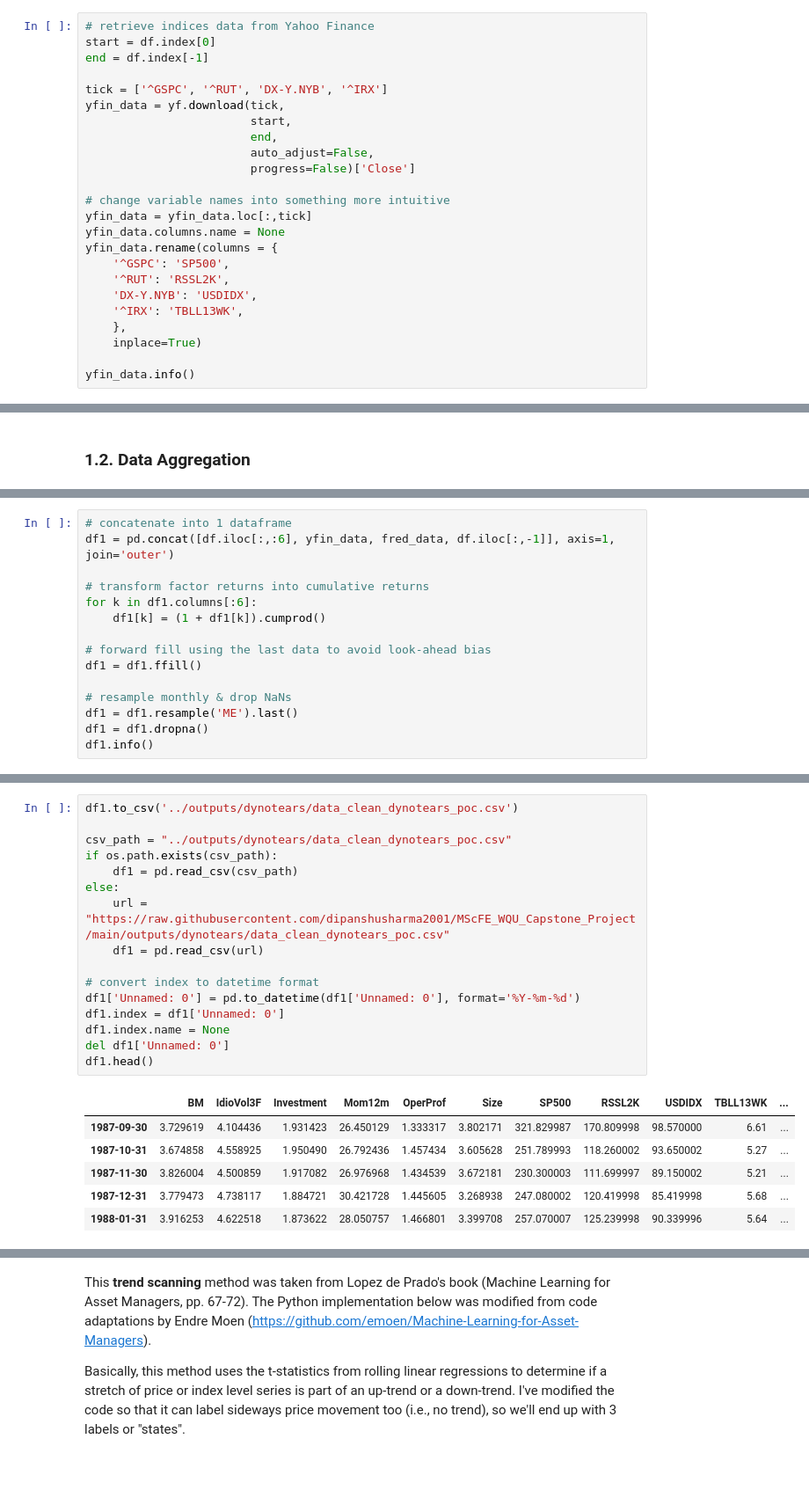
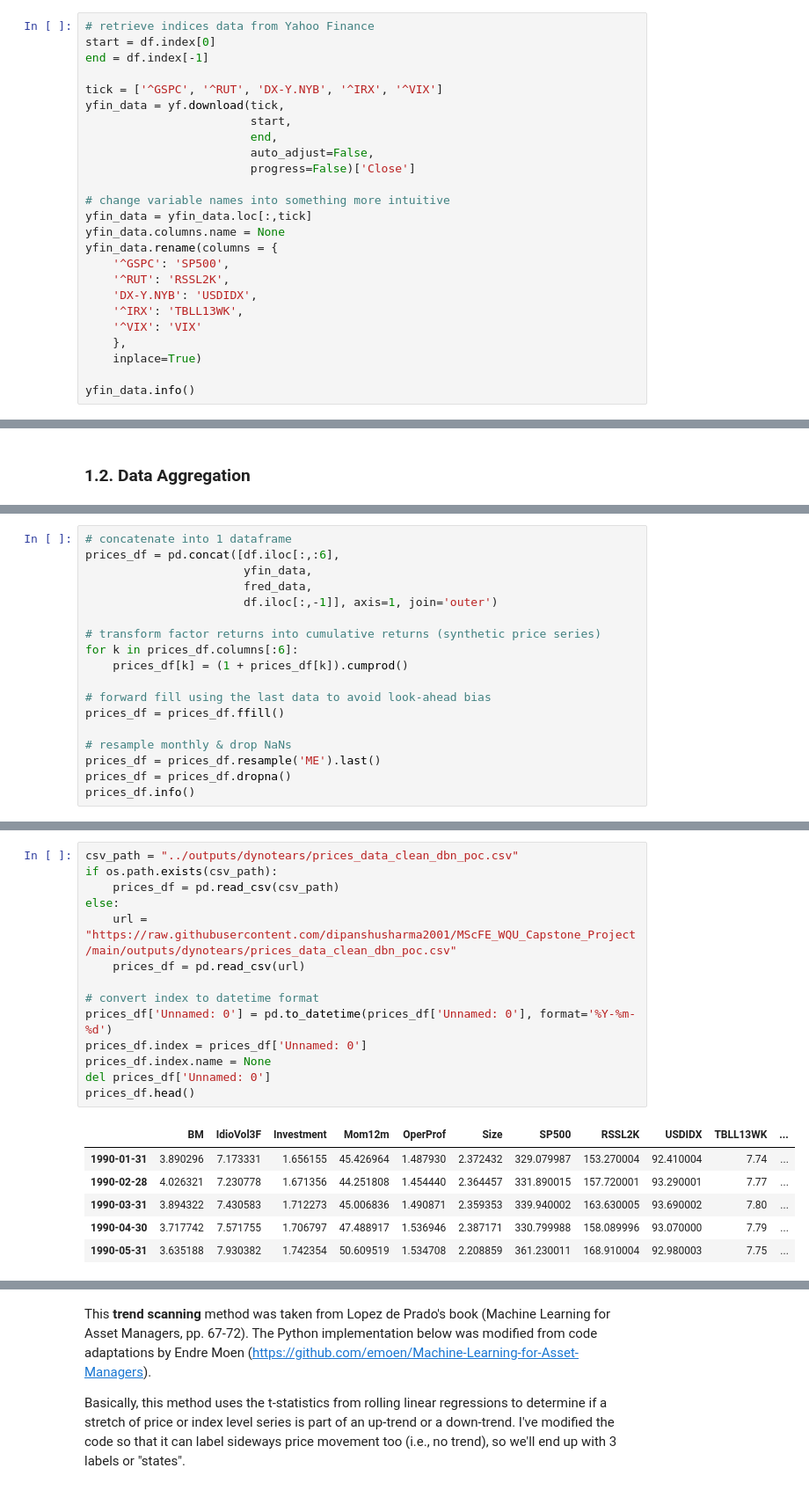
Before and after one commit to dipanshusharma2001/MScFE_WQU_Capstone_Project, a Jupyter notebook: notebooks/02_DYNOTEARS_PoC.ipynb, the cells around one changed output, grey strips where cells are left out. Shown at 88% size. Drawn from its saved outputs; the diff is of its cells as text.

```diff
--- a/notebooks/02_DYNOTEARS_PoC.ipynb
+++ b/notebooks/02_DYNOTEARS_PoC.ipynb
@@ -108,7 +106,7 @@ memory usage: 78.6 KB
 start = df.index[0]
 end = df.index[-1]
 
-tick = ['^GSPC', '^RUT', 'DX-Y.NYB', '^IRX']
+tick = ['^GSPC', '^RUT', 'DX-Y.NYB', '^IRX', '^VIX']
 yfin_data = yf.download(tick,
                         start,
                         end,
@@ -123,6 +121,7 @@ yfin_data.rename(columns = {
     '^RUT': 'RSSL2K',
     'DX-Y.NYB': 'USDIDX',
     '^IRX': 'TBLL13WK',
+    '^VIX': 'VIX'
     },
     inplace=True)
 
@@ -180,17 +184,20 @@ memory usage: 13.1 KB
 # %%
 # concatenate into 1 dataframe
-df1 = pd.concat([df.iloc[:,:6], yfin_data, fred_data, df.iloc[:,-1]], axis=1, join='outer')
+prices_df = pd.concat([df.iloc[:,:6],
+                       yfin_data,
+                       fred_data,
+                       df.iloc[:,-1]], axis=1, join='outer')
 
-# transform factor returns into cumulative returns
-for k in df1.columns[:6]:
-    df1[k] = (1 + df1[k]).cumprod()
+# transform factor returns into cumulative returns (synthetic price series)
+for k in prices_df.columns[:6]:
+    prices_df[k] = (1 + prices_df[k]).cumprod()
 
 # forward fill using the last data to avoid look-ahead bias
-df1 = df1.ffill()
+prices_df = prices_df.ffill()
 
 # resample monthly & drop NaNs
-df1 = df1.resample('ME').last()
-df1 = df1.dropna()
-df1.info()
+prices_df = prices_df.resample('ME').last()
+prices_df = prices_df.dropna()
+prices_df.info()
 # %% [output]
 <class 'pandas.core.frame.DataFrame'>
@@ -228,23 +237,21 @@ plt.show()
 # %%
-df1.to_csv('../outputs/dynotears/data_clean_dynotears_poc.csv')
-
-csv_path = "../outputs/dynotears/data_clean_dynotears_poc.csv"
+csv_path = "../outputs/dynotears/prices_data_clean_dbn_poc.csv"
 if os.path.exists(csv_path):
-    df1 = pd.read_csv(csv_path)
+    prices_df = pd.read_csv(csv_path)
 else:
-    url = "https://raw.githubusercontent.com/dipanshusharma2001/MScFE_WQU_Capstone_Project/main/outputs/dynotears/data_clean_dynotears_poc.csv"
-    df1 = pd.read_csv(url)
+    url = "https://raw.githubusercontent.com/dipanshusharma2001/MScFE_WQU_Capstone_Project/main/outputs/dynotears/prices_data_clean_dbn_poc.csv"
+    prices_df = pd.read_csv(url)
 
 # convert index to datetime format
-df1['Unnamed: 0'] = pd.to_datetime(df1['Unnamed: 0'], format='%Y-%m-%d')
-df1.index = df1['Unnamed: 0']
-df1.index.name = None
-del df1['Unnamed: 0']
-df1.head()
+prices_df['Unnamed: 0'] = pd.to_datetime(prices_df['Unnamed: 0'], format='%Y-%m-%d')
+prices_df.index = prices_df['Unnamed: 0']
+prices_df.index.name = None
+del prices_df['Unnamed: 0']
+prices_df.head()
 # %% [output]
 |  | BM | IdioVol3F | Investment | Mom12m | OperProf | Size | SP500 | RSSL2K | USDIDX | TBLL13WK | ... |
-| 1987-09-30 | 3.729619 | 4.104436 | 1.931423 | 26.450129 | 1.333317 | 3.802171 | 321.829987 | 170.809998 | 98.570000 | 6.61 | ... |
-| 1987-10-31 | 3.674858 | 4.558925 | 1.950490 | 26.792436 | 1.457434 | 3.605628 | 251.789993 | 118.260002 | 93.650002 | 5.27 | ... |
-| 1987-11-30 | 3.826004 | 4.500859 | 1.917082 | 26.976968 | 1.434539 | 3.672181 | 230.300003 | 111.699997 | 89.150002 | 5.21 | ... |
-| 1987-12-31 | 3.779473 | 4.738117 | 1.884721 | 30.421728 | 1.445605 | 3.268938 | 247.080002 | 120.419998 | 85.419998 | 5.68 | ... |
-| 1988-01-31 | 3.916253 | 4.622518 | 1.873622 | 28.050757 | 1.466801 | 3.399708 | 257.070007 | 125.239998 | 90.339996 | 5.64 | ... |
+| 1990-01-31 | 3.890296 | 7.173331 | 1.656155 | 45.426964 | 1.487930 | 2.372432 | 329.079987 | 153.270004 | 92.410004 | 7.74 | ... |
+| 1990-02-28 | 4.026321 | 7.230778 | 1.671356 | 44.251808 | 1.454440 | 2.364457 | 331.890015 | 157.720001 | 93.290001 | 7.77 | ... |
+| 1990-03-31 | 3.894322 | 7.430583 | 1.712273 | 45.006836 | 1.490871 | 2.359353 | 339.940002 | 163.630005 | 93.690002 | 7.80 | ... |
+| 1990-04-30 | 3.717742 | 7.571755 | 1.706797 | 47.488917 | 1.536946 | 2.387171 | 330.799988 | 158.089996 | 93.070000 | 7.79 | ... |
+| 1990-05-31 | 3.635188 | 7.930382 | 1.742354 | 50.609519 | 1.534708 | 2.208859 | 361.230011 | 168.910004 | 92.980003 | 7.75 | ... |
```
Also changed, not shown: parts of 105 cells of this notebook, 9 other files.
